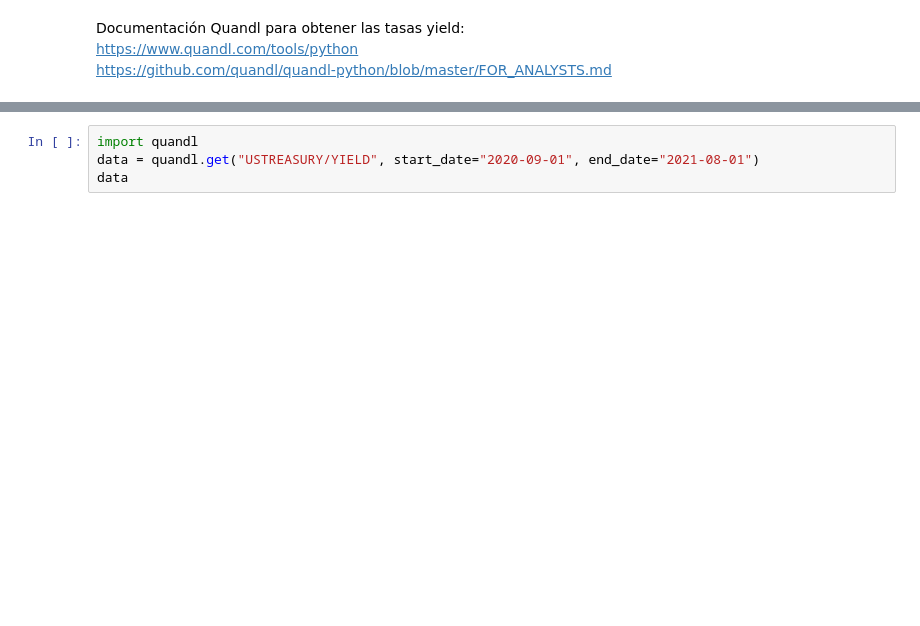
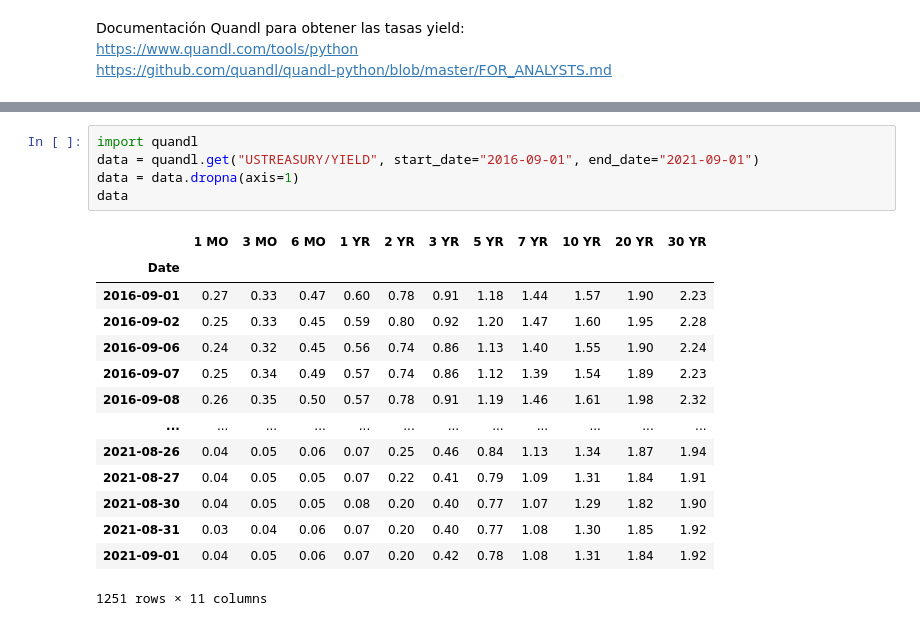
Before and after one commit to Apgt512/Colab-Notebooks, a Jupyter notebook: Modulo II. Algebra Lineal y Probabilidad/Clase 6 septiembre 2021.ipynb, the cells around one changed output, grey strips where cells are left out. Saved outputs shown, nothing was run; the diff lists cells and outputs as text; blank space fills up the shorter version.

```diff
--- a/Modulo II. Algebra Lineal y Probabilidad/Clase 6 septiembre 2021.ipynb
+++ b/Modulo II. Algebra Lineal y Probabilidad/Clase 6 septiembre 2021.ipynb
@@ -116,4 +444,20 @@ https://github.com/quandl/quandl-python/blob/master/FOR_ANALYSTS.md
 # %%
 import quandl
-data = quandl.get("USTREASURY/YIELD", start_date="2020-09-01", end_date="2021-08-01")
+data = quandl.get("USTREASURY/YIELD", start_date="2016-09-01", end_date="2021-09-01")
+data = data.dropna(axis=1)
 data
+# %% [output]
+|  | 1 MO | 3 MO | 6 MO | 1 YR | 2 YR | 3 YR | 5 YR | 7 YR | 10 YR | 20 YR | 30 YR |
+| Date |  |  |  |  |  |  |  |  |  |  |  |
+| 2016-09-01 | 0.27 | 0.33 | 0.47 | 0.60 | 0.78 | 0.91 | 1.18 | 1.44 | 1.57 | 1.90 | 2.23 |
+| 2016-09-02 | 0.25 | 0.33 | 0.45 | 0.59 | 0.80 | 0.92 | 1.20 | 1.47 | 1.60 | 1.95 | 2.28 |
+| 2016-09-06 | 0.24 | 0.32 | 0.45 | 0.56 | 0.74 | 0.86 | 1.13 | 1.40 | 1.55 | 1.90 | 2.24 |
+| 2016-09-07 | 0.25 | 0.34 | 0.49 | 0.57 | 0.74 | 0.86 | 1.12 | 1.39 | 1.54 | 1.89 | 2.23 |
+| 2016-09-08 | 0.26 | 0.35 | 0.50 | 0.57 | 0.78 | 0.91 | 1.19 | 1.46 | 1.61 | 1.98 | 2.32 |
+| ... | ... | ... | ... | ... | ... | ... | ... | ... | ... | ... | ... |
+| 2021-08-26 | 0.04 | 0.05 | 0.06 | 0.07 | 0.25 | 0.46 | 0.84 | 1.13 | 1.34 | 1.87 | 1.94 |
+| 2021-08-27 | 0.04 | 0.05 | 0.05 | 0.07 | 0.22 | 0.41 | 0.79 | 1.09 | 1.31 | 1.84 | 1.91 |
+| 2021-08-30 | 0.04 | 0.05 | 0.05 | 0.08 | 0.20 | 0.40 | 0.77 | 1.07 | 1.29 | 1.82 | 1.90 |
+| 2021-08-31 | 0.03 | 0.04 | 0.06 | 0.07 | 0.20 | 0.40 | 0.77 | 1.08 | 1.30 | 1.85 | 1.92 |
+| 2021-09-01 | 0.04 | 0.05 | 0.06 | 0.07 | 0.20 | 0.42 | 0.78 | 1.08 | 1.31 | 1.84 | 1.92 |
+1251 rows × 11 columns
```
Also changed, not shown: parts of 37 cells of this notebook, 1 other file.
